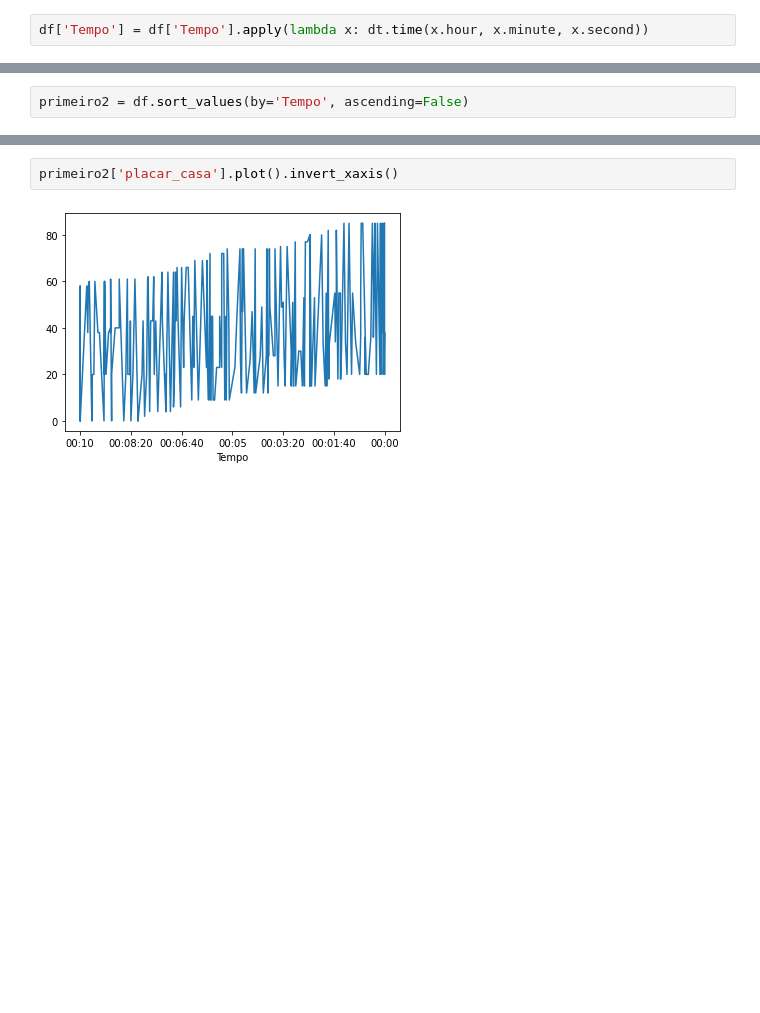
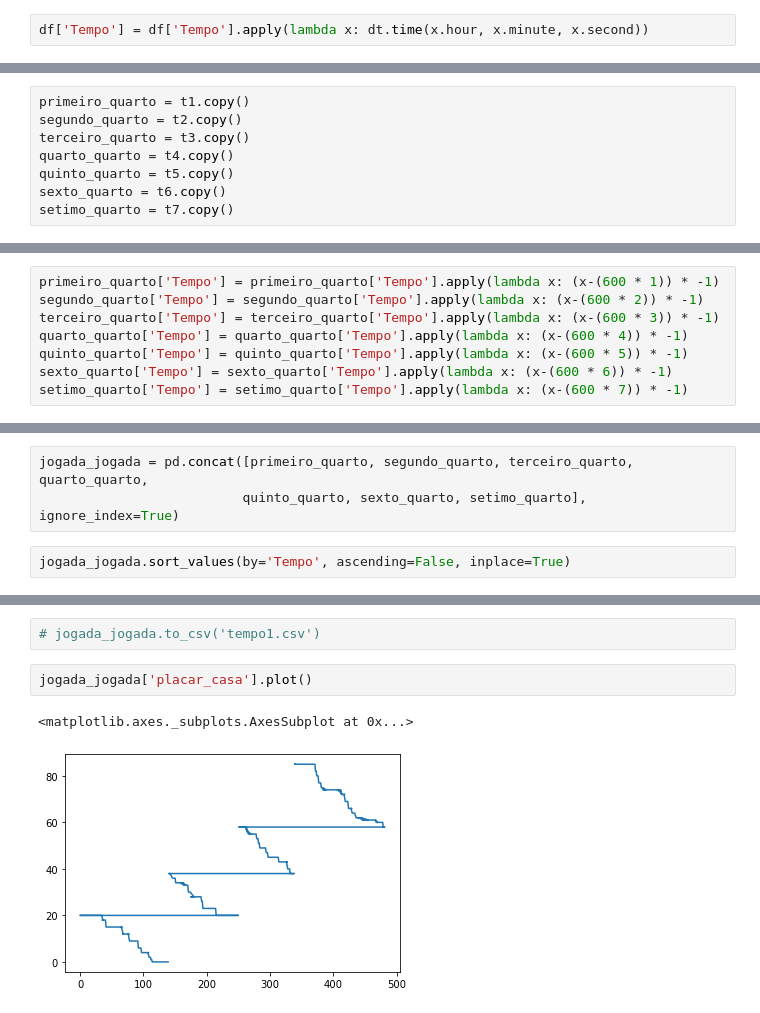
Before and after one commit to Rafael-Prochnow/Analise-descritiva-para-um-time, a Jupyter notebook: Jogada_Jogada.ipynb, the cells around one changed output, grey strips where cells are left out. Saved outputs shown, nothing was run; the diff lists cells and outputs as text; blank space fills up the shorter version.

```diff
--- a/Jogada_Jogada.ipynb
+++ b/Jogada_Jogada.ipynb
@@ -20,0 +65,8 @@ df['Tempo'] = df['Tempo'].apply(lambda x: dt.time(x.hour, x.minute, x.second))
+# %%
+primeiro_quarto = t1.copy()
+segundo_quarto = t2.copy()
+terceiro_quarto = t3.copy()
+quarto_quarto = t4.copy()
+quinto_quarto = t5.copy()
+sexto_quarto = t6.copy()
+setimo_quarto = t7.copy()
@@ -20,0 +89,8 @@ df['Tempo'] = df['Tempo'].apply(lambda x: dt.time(x.hour, x.minute, x.second))
+# %%
+primeiro_quarto['Tempo'] = primeiro_quarto['Tempo'].apply(lambda x: (x-(600 * 1)) * -1)
+segundo_quarto['Tempo'] = segundo_quarto['Tempo'].apply(lambda x: (x-(600 * 2)) * -1)
+terceiro_quarto['Tempo'] = terceiro_quarto['Tempo'].apply(lambda x: (x-(600 * 3)) * -1)
+quarto_quarto['Tempo'] = quarto_quarto['Tempo'].apply(lambda x: (x-(600 * 4)) * -1)
+quinto_quarto['Tempo'] = quinto_quarto['Tempo'].apply(lambda x: (x-(600 * 5)) * -1)
+sexto_quarto['Tempo'] = sexto_quarto['Tempo'].apply(lambda x: (x-(600 * 6)) * -1)
+setimo_quarto['Tempo'] = setimo_quarto['Tempo'].apply(lambda x: (x-(600 * 7)) * -1)
@@ -21,2 +115,5 @@ df['Tempo'] = df['Tempo'].apply(lambda x: dt.time(x.hour, x.minute, x.second))
+# %%
+jogada_jogada = pd.concat([primeiro_quarto, segundo_quarto, terceiro_quarto, quarto_quarto,
+                          quinto_quarto, sexto_quarto, setimo_quarto], ignore_index=True)
 # %%
-primeiro2 = df.sort_values(by='Tempo', ascending=False)
+jogada_jogada.sort_values(by='Tempo', ascending=False, inplace=True)
@@ -58,4 +136,7 @@ primeiro2
+# %%
+# jogada_jogada.to_csv('tempo1.csv')
 # %%
-primeiro2['placar_casa'].plot().invert_xaxis()
+jogada_jogada['placar_casa'].plot()
 # %% [output]
+<matplotlib.axes._subplots.AxesSubplot at 0x...>
-[figure, old version]
+[figure, new version]
```
Also changed, not shown: parts of 12 cells of this notebook.
